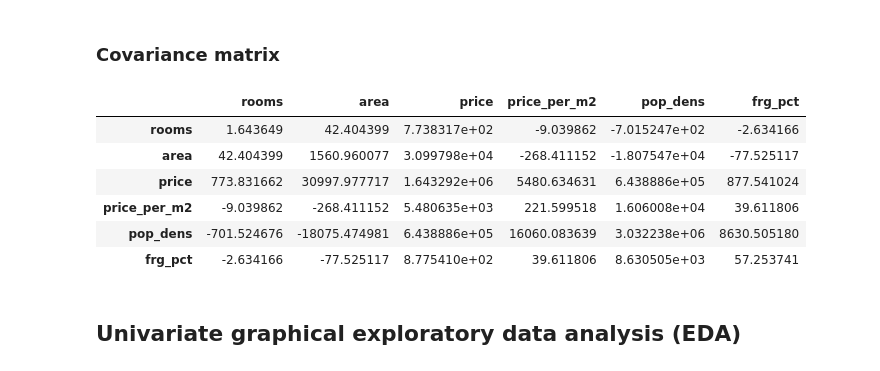
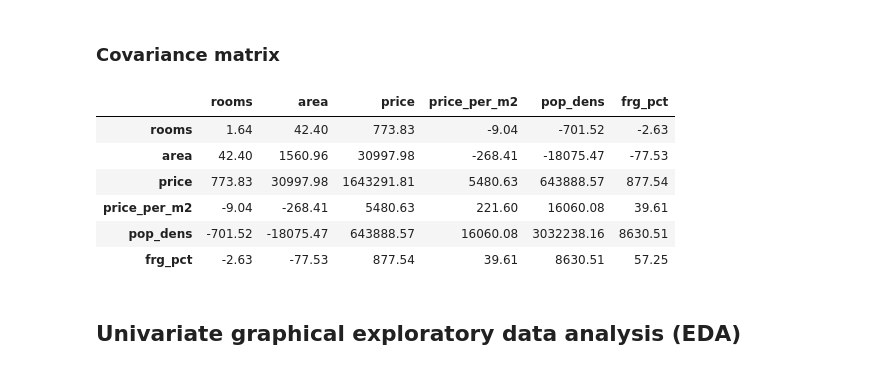
Before and after one commit to JaleRaj/Explorative_Data_Analysis_and_Visualization, a Jupyter notebook: exploratory_data_analysis_apartments_data.ipynb, the cells around one changed output. Saved outputs shown, nothing was run; the diff lists cells and outputs as text; code cells hidden in the pictures.

```diff
--- a/exploratory_data_analysis_apartments_data.ipynb
+++ b/exploratory_data_analysis_apartments_data.ipynb
@@ -256,19 +256,19 @@ corr
 # %%
 cov = df[['rooms',
           'area',
           'price',
           'price_per_m2',
           'pop_dens',
-          'frg_pct']].cov()
+          'frg_pct']].cov().round(2)
 cov
 # %% [output]
 |  | rooms | area | price | price_per_m2 | pop_dens | frg_pct |
-| rooms | 1.643649 | 42.404399 | 7.738317e+02 | -9.039862 | -7.015247e+02 | -2.634166 |
-| area | 42.404399 | 1560.960077 | 3.099798e+04 | -268.411152 | -1.807547e+04 | -77.525117 |
-| price | 773.831662 | 30997.977717 | 1.643292e+06 | 5480.634631 | 6.438886e+05 | 877.541024 |
-| price_per_m2 | -9.039862 | -268.411152 | 5.480635e+03 | 221.599518 | 1.606008e+04 | 39.611806 |
-| pop_dens | -701.524676 | -18075.474981 | 6.438886e+05 | 16060.083639 | 3.032238e+06 | 8630.505180 |
-| frg_pct | -2.634166 | -77.525117 | 8.775410e+02 | 39.611806 | 8.630505e+03 | 57.253741 |
+| rooms | 1.64 | 42.40 | 773.83 | -9.04 | -701.52 | -2.63 |
+| area | 42.40 | 1560.96 | 30997.98 | -268.41 | -18075.47 | -77.53 |
+| price | 773.83 | 30997.98 | 1643291.81 | 5480.63 | 643888.57 | 877.54 |
+| price_per_m2 | -9.04 | -268.41 | 5480.63 | 221.60 | 16060.08 | 39.61 |
+| pop_dens | -701.52 | -18075.47 | 643888.57 | 16060.08 | 3032238.16 | 8630.51 |
+| frg_pct | -2.63 | -77.53 | 877.54 | 39.61 | 8630.51 | 57.25 |
 # %% [markdown]
 ## Univariate graphical exploratory data analysis (EDA)
 # %% [markdown]
```
Also changed, not shown: parts of 2 cells of this notebook.
